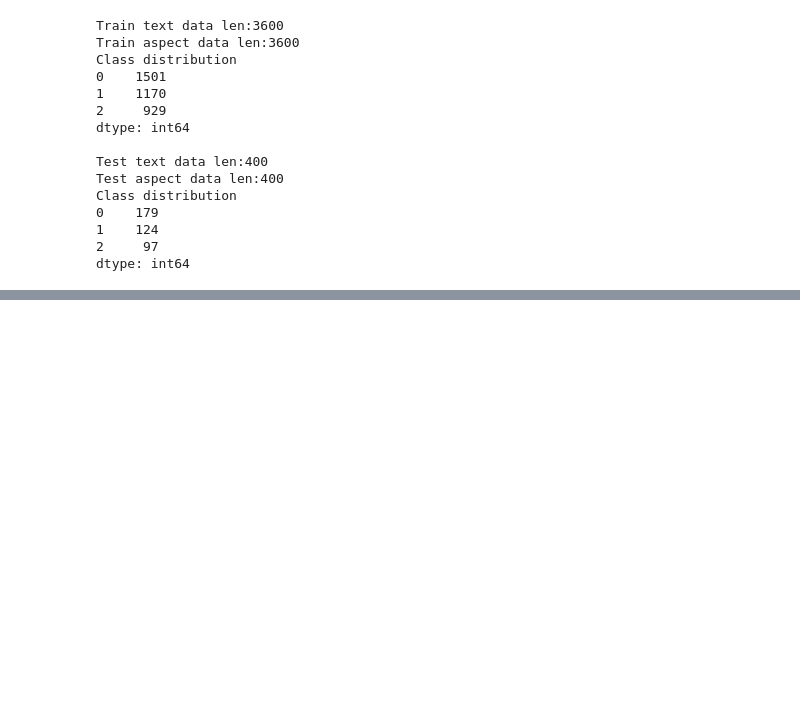
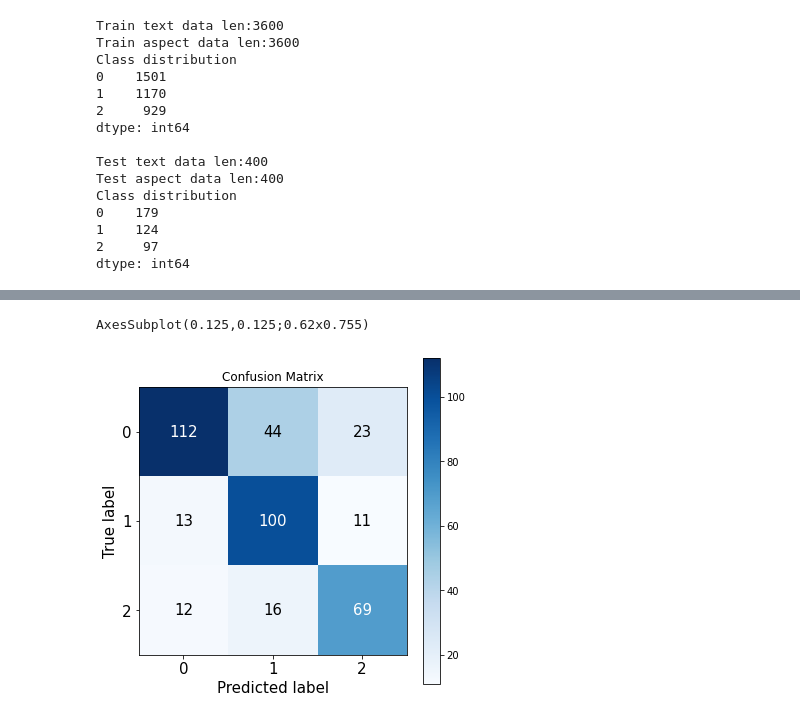
Before and after one commit to tahajunaid/Aspect-Based-Sentiment-Analysis, a Jupyter notebook: Phrase Sentiment.ipynb, the cells around one changed output, grey strips where cells are left out. Cells and saved outputs as stored; diff of their text form; code cells hidden in the pictures; blank space fills up the shorter version.

```diff
--- a/Phrase Sentiment.ipynb
+++ b/Phrase Sentiment.ipynb
@@ -246,3 +261,12 @@ y_actual=np.argmax(y_test,axis=1)
+# %%
+print(skplt.metrics.plot_confusion_matrix(
+    y_actual,
+    y_pred,
+    figsize=(6,6),
+    text_fontsize=15))
+# %% [output]
+AxesSubplot(0.125,0.125;0.62x0.755)
+[figure, added]
 # %%
 labels=[0,1,2]
 print(classification_report(y_actual.tolist(),y_pred.tolist(),labels=labels))
```
Also changed, not shown: parts of 10 cells of this notebook.
